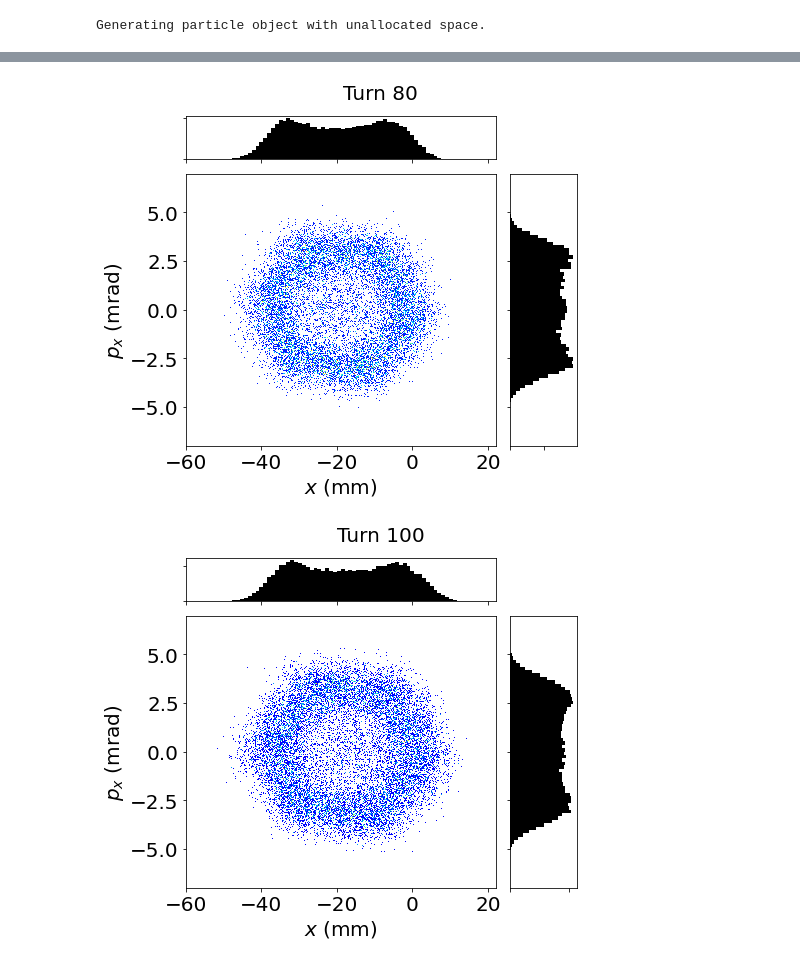
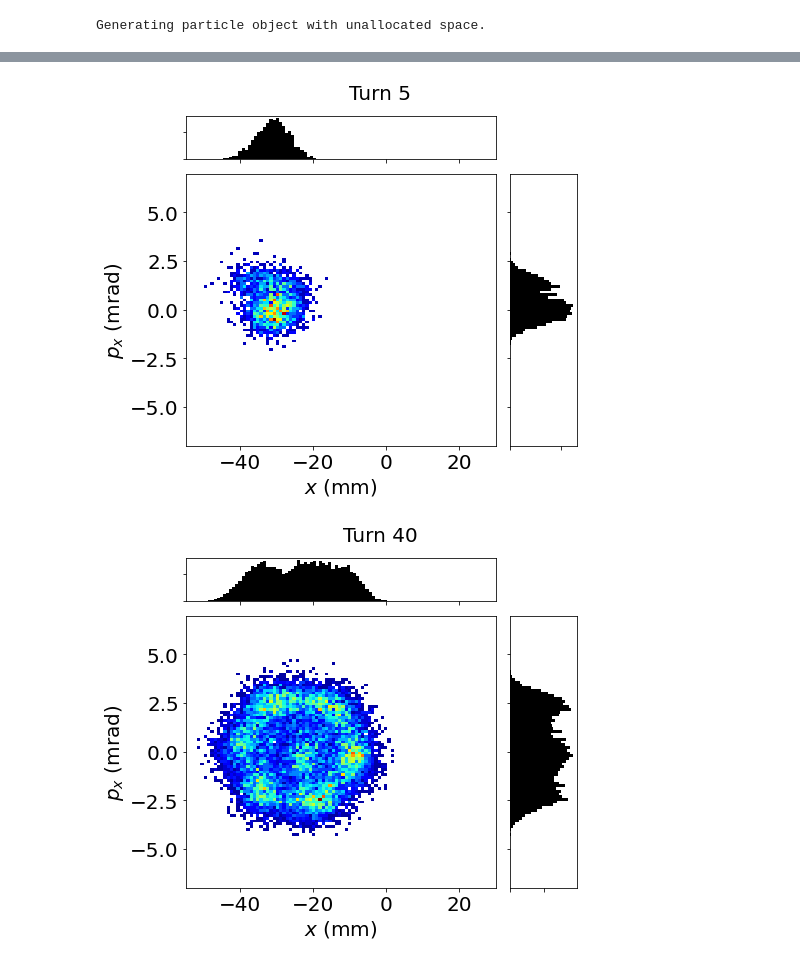
Before and after one commit to tprebiba/accelerators-teaching, a Jupyter notebook: 02_EURO-LABS-2024_Advanced_School_Operation_Accelerators/01_PSB_Xsuite_tracking.ipynb, the cells around one changed output, grey strips where cells are left out. Saved outputs shown, nothing was run; the diff lists cells and outputs as text; code cells hidden in the pictures.

```diff
--- a/02_EURO-LABS-2024_Advanced_School_Operation_Accelerators/01_PSB_Xsuite_tracking.ipynb
+++ b/02_EURO-LABS-2024_Advanced_School_Operation_Accelerators/01_PSB_Xsuite_tracking.ipynb
@@ -642,0 +662,19 @@ Matching: model call n. 8
+# %%
+# Here we will generate the shift in the closed orbit or the painting functions
+# The function that is defined here is an ISOLDE-like painting
+# We can change these functions however we like
+p = {}
+p['KSW_time_sec'] =         np.array([ 0.0e-6,  10e-6,  148e-6,    158e-6,  1000e-6]) # time in seconds, 1e-6 s is approximately 1 turn in the PSB
+p['KSW_bump_amplitude_m'] = np.array([-35e-3,  -23e-3,  -12e-3,    9.2e-3,      0.0]) # the amplitude of the bump in meters
+
+f,ax = plt.subplots(1,1,figsize=(10,5))
+fontsize=15
+ax.set_xlabel('Time [us]', fontsize=fontsize)
+ax.set_ylabel('Offset wrt to injected beam [mm]', fontsize=fontsize)
+ax.tick_params(labelsize=fontsize)
+
+ax.axhline(0, color='black', ls='--', lw=2.0, label='Injected beam')
+ax.plot(p['KSW_time_sec']*1e6, (p['KSW_bump_amplitude_m']-p['KSW_bump_amplitude_m'][0])*1e3, '-', lw=5, color='blue')
+
+ax.set_xlim(-1, 200)
+ax.legend(loc=0, fontsize=fontsize-3)
@@ -724,7 +752,7 @@ particles2inject = xp.generate_matched_gaussian_bunch(n_part,
 --> Emittance: 0.232362534228249
 # %%
 # Build and insert multi-turn injection element
-num_injections = 130
+num_injections = 150
 print('Building and inserting multi-turn injection element to PSB lattice.')
 print('Number of injections: ', num_injections)
 print('Number of macroparticles per injection: ', int(n_part/num_injections))
@@ -756,13 +784,13 @@ line.enable_time_dependent_vars = True
 line.vars.cache_active = False
 line.vars['t_turn_s'] = 0.0
 
-num_turns = 120
+num_turns = 150
 intensity = []
 particles_x = []
 particles_px = []
 print('Now start tracking...')
 for ii in range(num_turns):
-    print(f'Turn {ii} out of {num_turns}')
+    #print(f'Turn {ii} out of {num_turns}')
 
     # multi-turn injection + foil
     if num_injections>1:
@@ -770,7 +798,8 @@ for ii in range(num_turns):
             p_injection.num_particles_to_inject = 0
             print('Injection finished.')
         elif ii<num_injections:
-            print('Injecting %i macroparticles.'%(int(n_part/num_injections)))
+            #print('Injecting %i macroparticles.'%(int(n_part/num_injections)))
+            pass
         intensity.append(particles.weight[particles.state>0].sum())
 
     # track one turn
@@ -802,13 +813,14 @@ import matplotlib.gridspec as gridspec
 # %%
 #for i in range(len(particles_x)):
-for i in range(0, 120, 20):
+#for i in range(0, 150, 20):
+for i in [1,2,3,4,5, 40, 80, 120, 149]:
 
         turn=i
 
         my_cmap = plt.cm.jet
         my_cmap.set_under('w',1)
         fontsize=20
-        bins = 80
+        bins = 100
         vmin = 0.1
 
         fig = plt.figure(figsize=(8,6), facecolor='white')
@@ -821,19 +833,19 @@ for i in range(0, 120, 20):
         px = np.array(particles_px[i])
 
         ax.hist2d(x*1e3, px*1e3,
-                bins=500, cmap = my_cmap, vmin=vmin,
+                bins=bins, cmap = my_cmap, vmin=vmin,
                 #range=[[min(df.x)*1e3, max(df.x)*1e3], [min(df.px)*1e3, max(df.px)*1e3]]#, norm=mcolors.PowerNorm(gamma)
-                range = [[-60, 22], [-7, 7]]
+                range = [[-60, 30], [-7, 7]]
                 )
 
         #r.plot_resonance(ax)
         ax.set_xlabel('$x$ (mm)', fontsize=fontsize)
         ax.set_ylabel('$p_x$ (mrad)', fontsize=fontsize)
         ax.tick_params(axis='both', labelsize=fontsize)
-        ax.set_xlim(-60, 22)
+        ax.set_xlim(-55, 30)
         ax.set_ylim(-7, 7)
 
-        ax_xDist.hist(x*1e3,bins=bins,align='mid', color='black', range=(-60, 22))
+        ax_xDist.hist(x*1e3,bins=bins,align='mid', color='black', range=(-55, 30))
         ax_xDist.tick_params(axis='x', labelleft=False, labelright=False, labeltop=False, labelbottom=False)
         ax_xDist.tick_params(axis='y', labelleft=False, labelright=False, labeltop=False, labelbottom=False)
         nsigmas = 2.5
@@ -854,2 +866,2 @@ for i in range(0, 120, 20):
-[figure, old version]
+[figure, new version]
-[figure, old version]
+[figure, new version]
```
Also changed, not shown: parts of 23 cells of this notebook, 2 other files.
